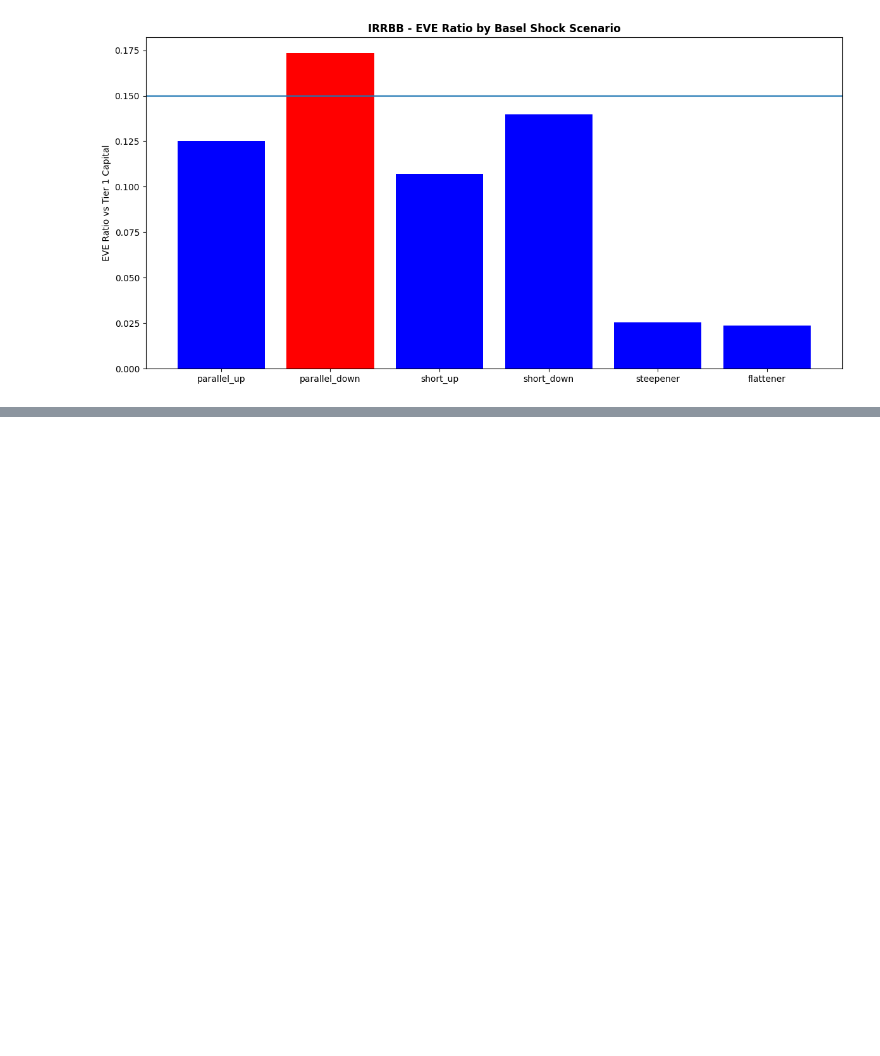
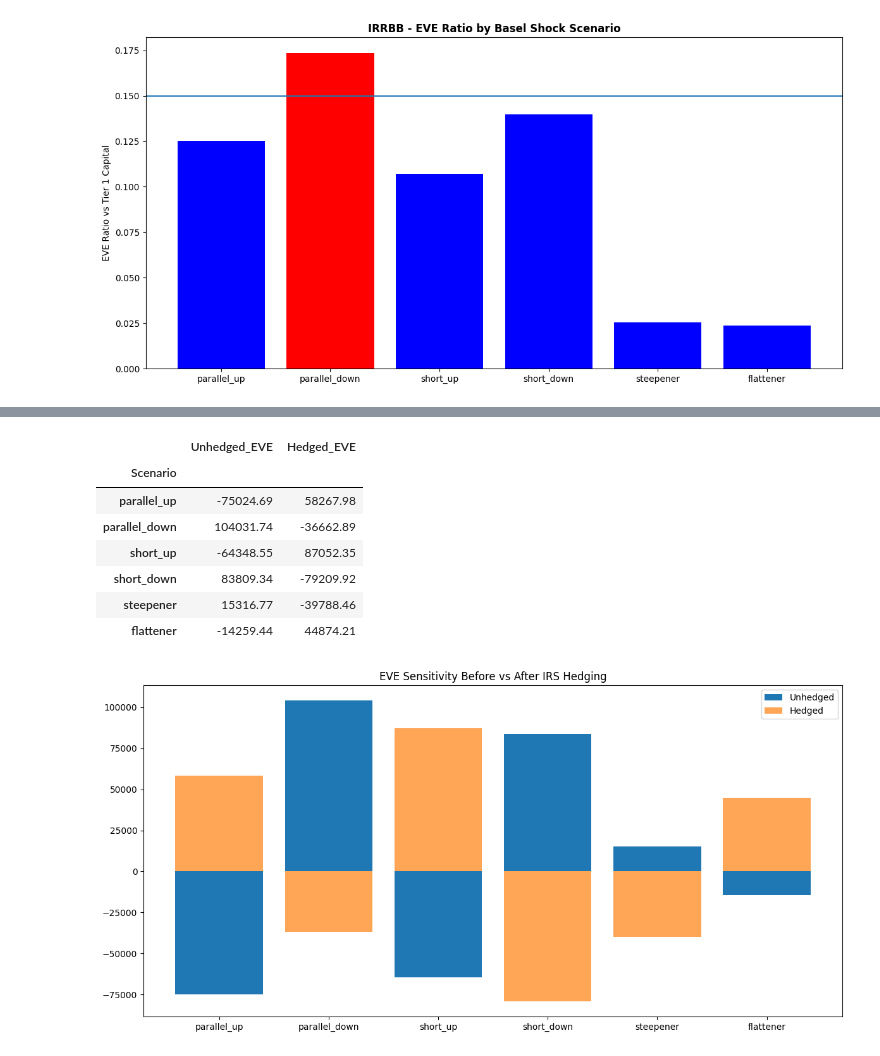
Before and after one commit to gorkemyencak/IRRBB-engine, a Jupyter notebook: notebooks/09_banking_book_irrbb_simulation_testing.ipynb, the cells around one changed output, grey strips where cells are left out. Saved outputs shown, nothing was run; the diff lists cells and outputs as text; code cells hidden in the pictures; blank space fills up the shorter version.

Commit message:
EVE sensitivity before & after IRS hedging

```diff
--- a/notebooks/09_banking_book_irrbb_simulation_testing.ipynb
+++ b/notebooks/09_banking_book_irrbb_simulation_testing.ipynb
@@ -148,6 +149,16 @@ floating_loans = [
     )
 ]
 
+# swaps
+hedge_swap = [
+    IRSwap(
+        notional = 1500000,
+        fixed_rate = 0.035,
+        maturity_years = 5,
+        payments_per_year = 4
+    )
+]
+
 # liabilities
 nmd = NMDModel(
     balance = 2400000,
@@ -307,0 +394,36 @@ plt.show()
+# %%
+# comparison before vs after IR swap hedge
+df_comparison = pd.DataFrame({
+    'Unhedged_EVE': irrbb_report['Delta_EVE'],
+    'Hedged_EVE': irrbb_report_hedged['Delta_EVE_hedged']
+})
+
+display(df_comparison)
+
+# plotting EVE sensitivity before vs after IR swap hedge
+plt.figure(figsize=(12, 6))
+plt.bar(
+    df_comparison.index,
+    df_comparison['Unhedged_EVE'],
+    label = 'Unhedged'
+)
+plt.bar(
+    df_comparison.index,
+    df_comparison['Hedged_EVE'],
+    label = 'Hedged',
+    alpha = 0.7
+)
+plt.legend()
+plt.title('EVE Sensitivity Before vs After IRS Hedging')
+plt.tight_layout()
+plt.show()
+# %% [output]
+|  | Unhedged_EVE | Hedged_EVE |
+| Scenario |  |  |
+| parallel_up | -75024.69 | 58267.98 |
+| parallel_down | 104031.74 | -36662.89 |
+| short_up | -64348.55 | 87052.35 |
+| short_down | 83809.34 | -79209.92 |
+| steepener | 15316.77 | -39788.46 |
+| flattener | -14259.44 | 44874.21 |
+[figure, added]
```
Also changed, not shown: parts of 2 cells of this notebook, 1 other file.
